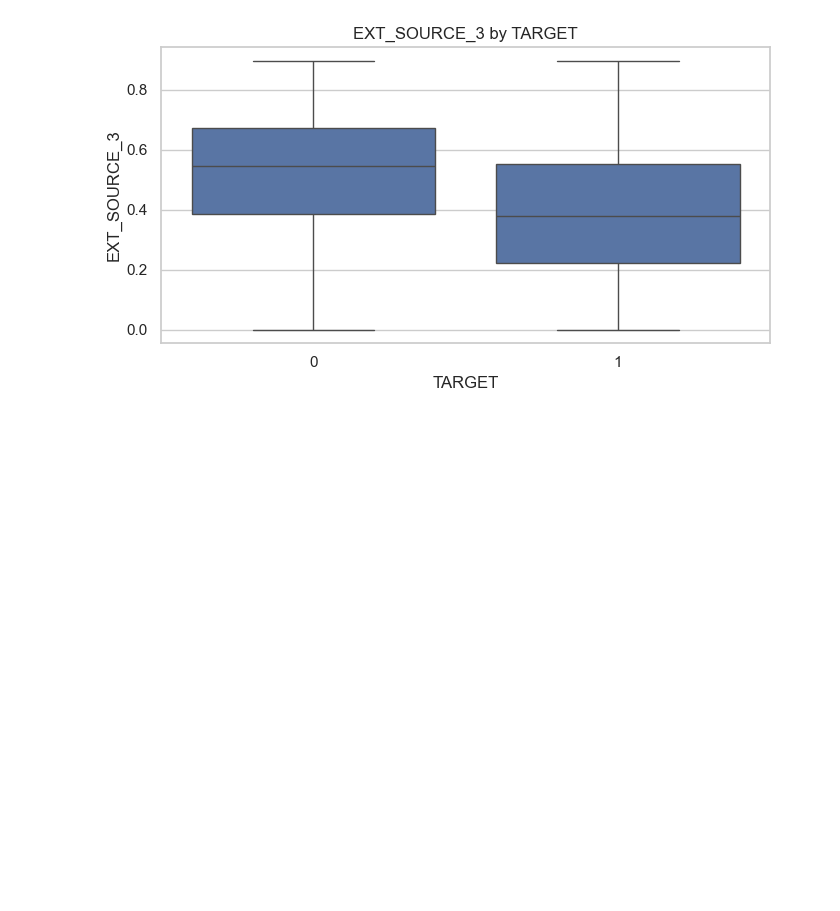
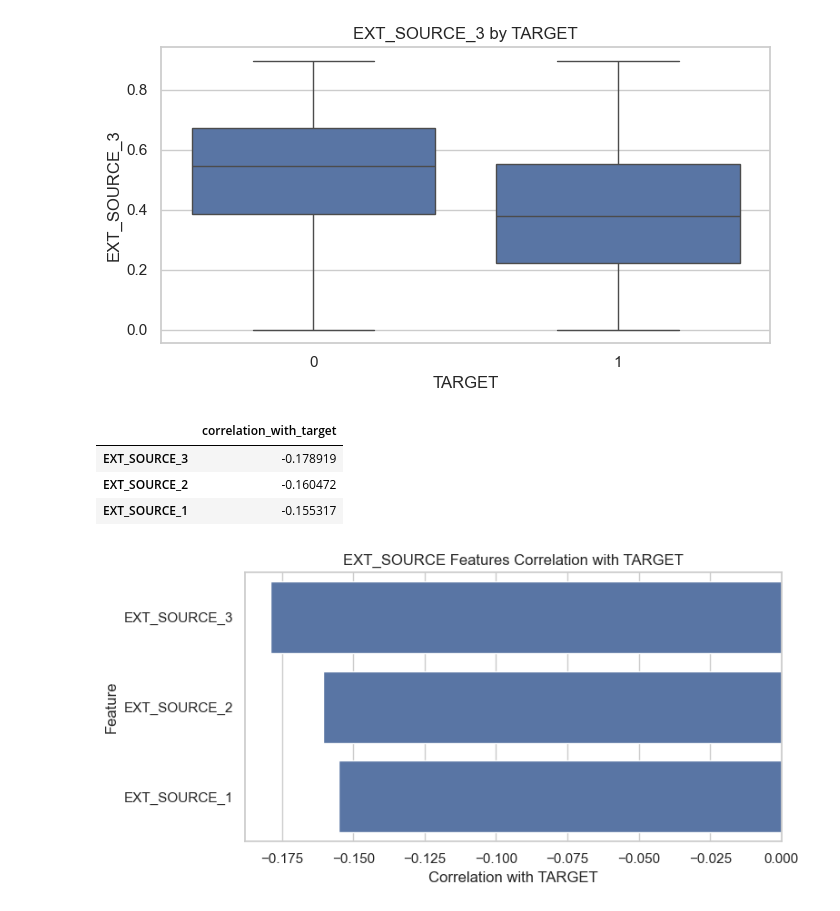
Before and after one commit to artem0x1/credit-risk-scoring-service, a Jupyter notebook: notebooks/01_eda.ipynb, the cells around one changed output. Cells and saved outputs as stored; diff of their text form; code cells hidden in the pictures; blank space fills up the shorter version.

Commit message:
Завершил EDA, добавил data-модули и обновил структуру проекта

```diff
--- a/notebooks/01_eda.ipynb
+++ b/notebooks/01_eda.ipynb
@@ -676,3 +677,34 @@ for col in ext_source_features:
 [figure]
 [figure]
 [figure]
+# %%
+ext_source_corr = (
+    application_train[ext_source_features + ["TARGET"]]
+    .corr(numeric_only=True)["TARGET"]
+    .drop("TARGET")
+    .sort_values()
+    .to_frame("correlation_with_target")
+)
+
+ext_source_corr
+# %% [output]
+|  | correlation_with_target |
+| EXT_SOURCE_3 | -0.178919 |
+| EXT_SOURCE_2 | -0.160472 |
+| EXT_SOURCE_1 | -0.155317 |
+# %%
+plt.figure(figsize=(8, 4))
+
+sns.barplot(
+    data=ext_source_corr.reset_index(),
+    x="correlation_with_target",
+    y="index",
+)
+
+plt.title("EXT_SOURCE Features Correlation with TARGET")
+plt.xlabel("Correlation with TARGET")
+plt.ylabel("Feature")
+plt.tight_layout()
+plt.show()
+# %% [output]
+[figure, added]
```
Also changed, not shown: parts of 71 cells of this notebook, 20 other files.
